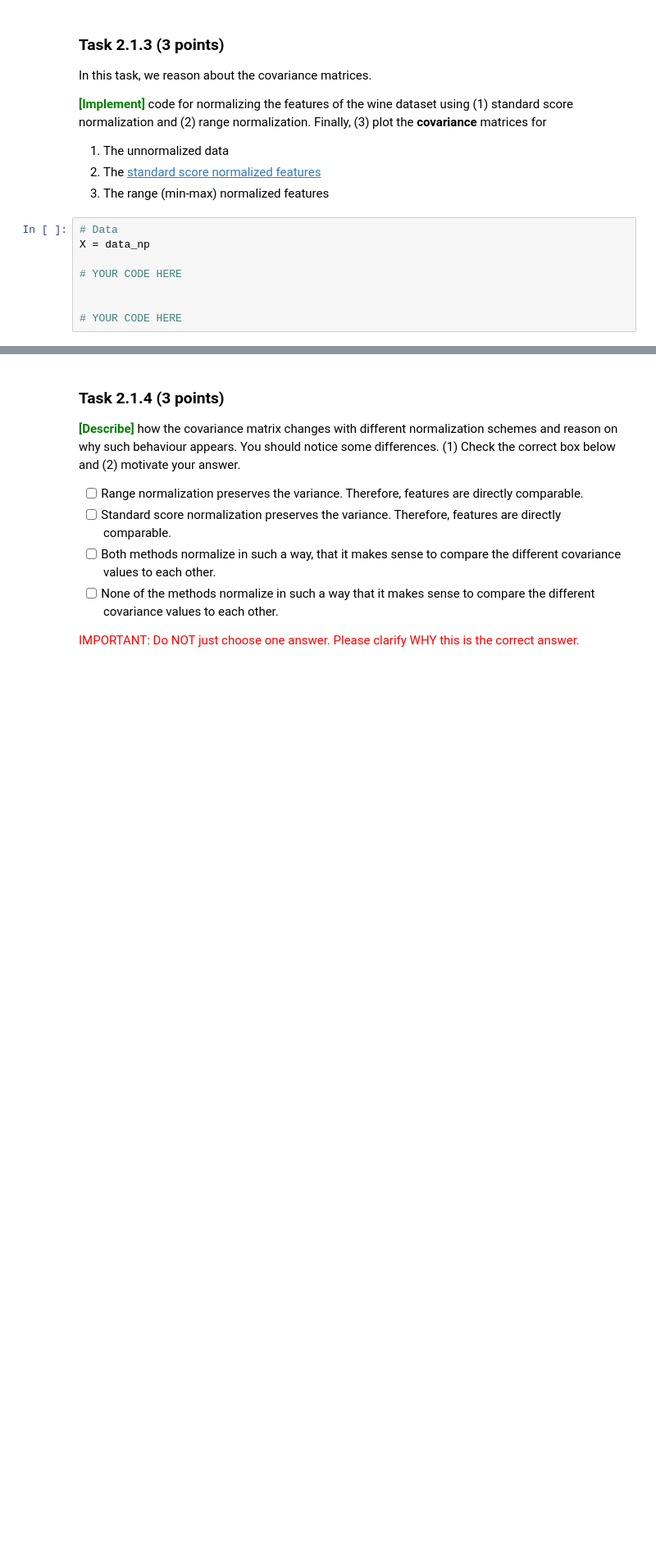
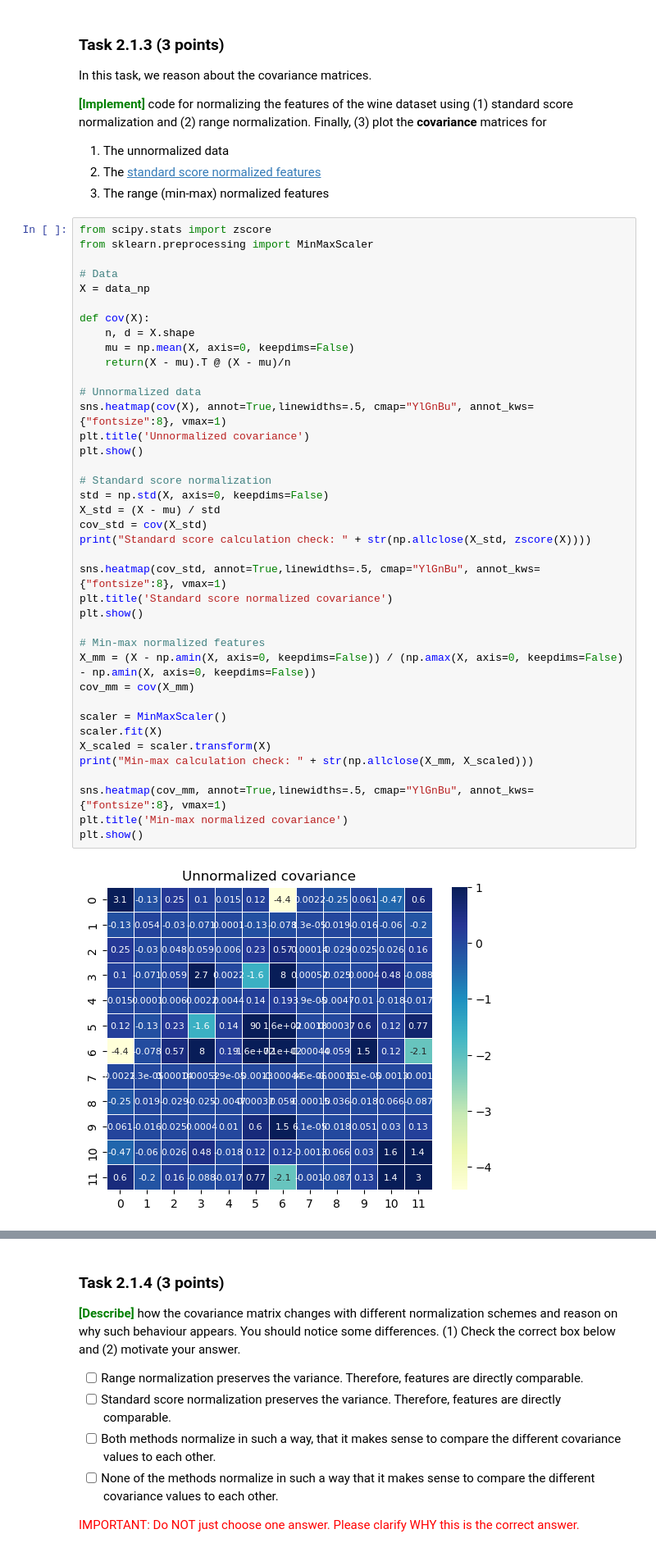
Before and after one commit to annesparks/dm23_handins, a Jupyter notebook: handins/handin1.ipynb, the cells around one changed output, grey strips where cells are left out. Shown at 82% size. Drawn from its saved outputs; the diff is of its cells as text; blank space fills up the shorter version.

```diff
--- a/handins/handin1.ipynb
+++ b/handins/handin1.ipynb
@@ -294,10 +292,43 @@ In this task, we reason about the covariance matrices.
 2. The [standard score normalized features](https://en.wikipedia.org/wiki/Standard_score)
 3. The range (min-max) normalized features
 # %%
+from scipy.stats import zscore
+from sklearn.preprocessing import MinMaxScaler
+
 # Data
 X = data_np
 
-# YOUR CODE HERE
+def cov(X):
+    n, d = X.shape
+    mu = np.mean(X, axis=0, keepdims=False)
+    return(X - mu).T @ (X - mu)/n
 
+# Unnormalized data
+sns.heatmap(cov(X), annot=True,linewidths=.5, cmap="YlGnBu", annot_kws={"fontsize":8}, vmax=1)
+plt.title('Unnormalized covariance')
+plt.show()
 
-# YOUR CODE HERE
+# Standard score normalization
+std = np.std(X, axis=0, keepdims=False)
+X_std = (X - mu) / std
+cov_std = cov(X_std)
+print("Standard score calculation check: " + str(np.allclose(X_std, zscore(X))))
+
+sns.heatmap(cov_std, annot=True,linewidths=.5, cmap="YlGnBu", annot_kws={"fontsize":8}, vmax=1)
+plt.title('Standard score normalized covariance')
+plt.show()
+
+# Min-max normalized features
+X_mm = (X - np.amin(X, axis=0, keepdims=False)) / (np.amax(X, axis=0, keepdims=False) - np.amin(X, axis=0, keepdims=False))
+cov_mm = cov(X_mm)
+
+scaler = MinMaxScaler()
+scaler.fit(X)
+X_scaled = scaler.transform(X)
+print("Min-max calculation check: " + str(np.allclose(X_mm, X_scaled)))
+
+sns.heatmap(cov_mm, annot=True,linewidths=.5, cmap="YlGnBu", annot_kws={"fontsize":8}, vmax=1)
+plt.title('Min-max normalized covariance')
+plt.show()
+# %% [output]
+[figure, added]
```
Also changed, not shown: parts of 8 cells of this notebook.
